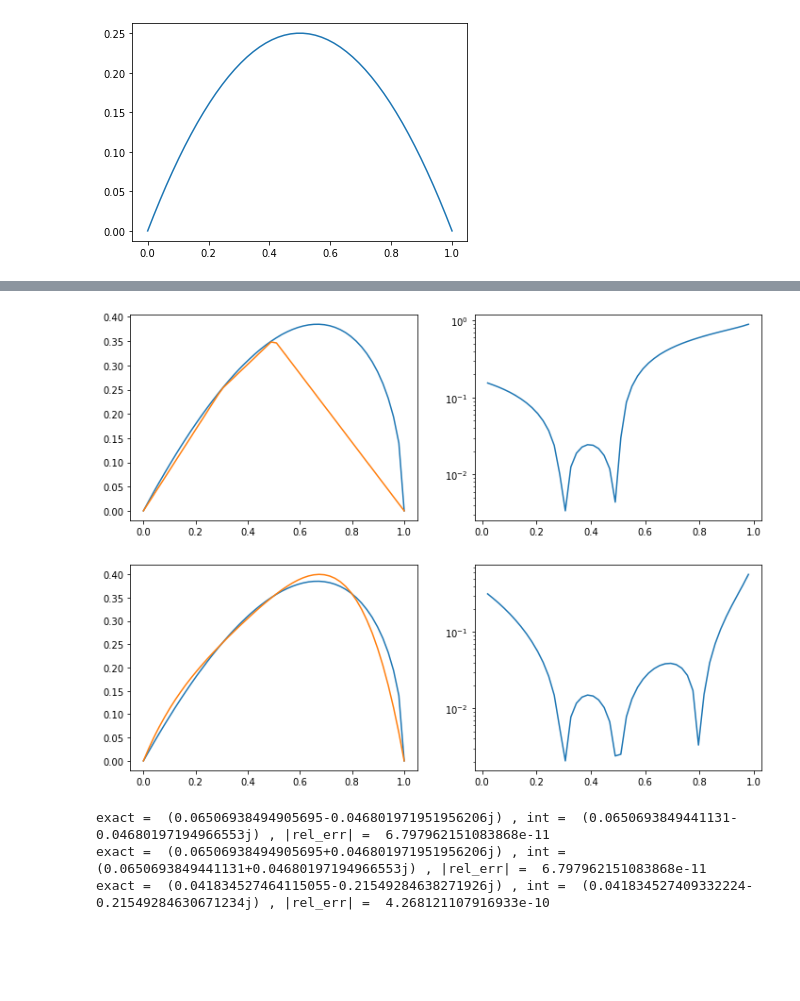
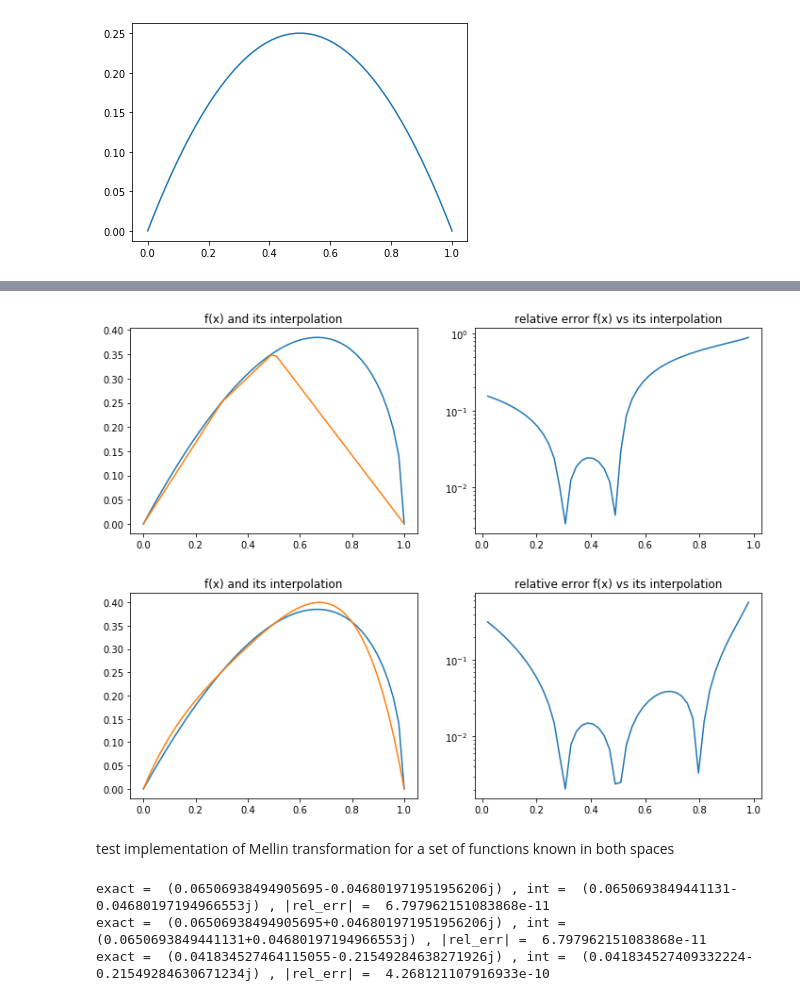
Before and after one commit to NNPDF/eko, a Jupyter notebook: jupyter/interpolation.ipynb, the cells around one changed output, grey strips where cells are left out. Saved outputs shown, nothing was run; the diff lists cells and outputs as text; code cells hidden in the pictures; blank space fills up the shorter version.

```diff
--- a/jupyter/interpolation.ipynb
+++ b/jupyter/interpolation.ipynb
@@ -66,34 +67,38 @@ plot_iterpolators_x(get_Lagrange_iterpolators_x,[0.,.3,.5,1.])
 # %%
 def test_iterpolation_x(f,p,g):
     """plots interpolation vs real thing in x"""
     fs = [f(x) for x in g]
     fp = lambda y,g=g,fs=fs: np.sum([fs[j]*p(y,g,j) for j in range(len(g))])
     xs = np.linspace(0,1)
     ys = [f(x) for x in xs]
     plt.figure(1,(12,4))
     plt.subplot(121)
+    plt.title("f(x) and its interpolation")
     plt.plot(xs,ys)
     yps = [fp(x) for x in xs]
     plt.plot(xs,yps)
     plt.subplot(122)
+    plt.title("relative error f(x) vs its interpolation")
     plt.semilogy(xs,[np.abs((ys[j] - yps[j])/ys[j]) for j in range(len(xs))])
     plt.show()
 
 test_iterpolation_x(get_toy_pdf_x(1,.5),
                     get_linear_iterpolators_x,
                     [0.,.3,.5,1.])
 test_iterpolation_x(get_toy_pdf_x(1,.5),
                     get_Lagrange_iterpolators_x,
                     [0.,.3,.5,.8,1.])
 # %% [output]
-[figure, old version]
+[figure, new version]
-[figure, old version]
+[figure, new version]
 # %%
 def Mellin_transform(f,N):
     """straight implementation of the Mellin transform"""
     r,re = integrate.quad(lambda x,f=f,N=N: np.real(x**(N-1)*f(x)),0,1)
     i,ie = integrate.quad(lambda x,f=f,N=N: np.imag(x**(N-1)*f(x)),0,1)
     return np.complex(r,i),np.complex(re,ie)
+# %% [markdown]
+test implementation of Mellin transformation for a set of functions known in both spaces
 # %%
 toy_alpha = 2.3
 toy_beta = .5
```
Also changed, not shown: parts of 7 cells of this notebook.
